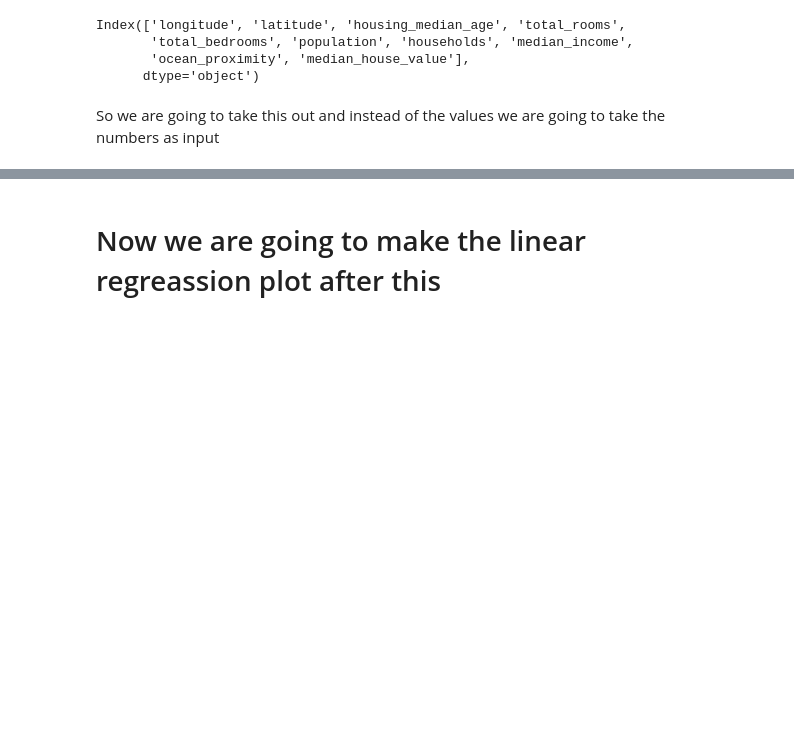
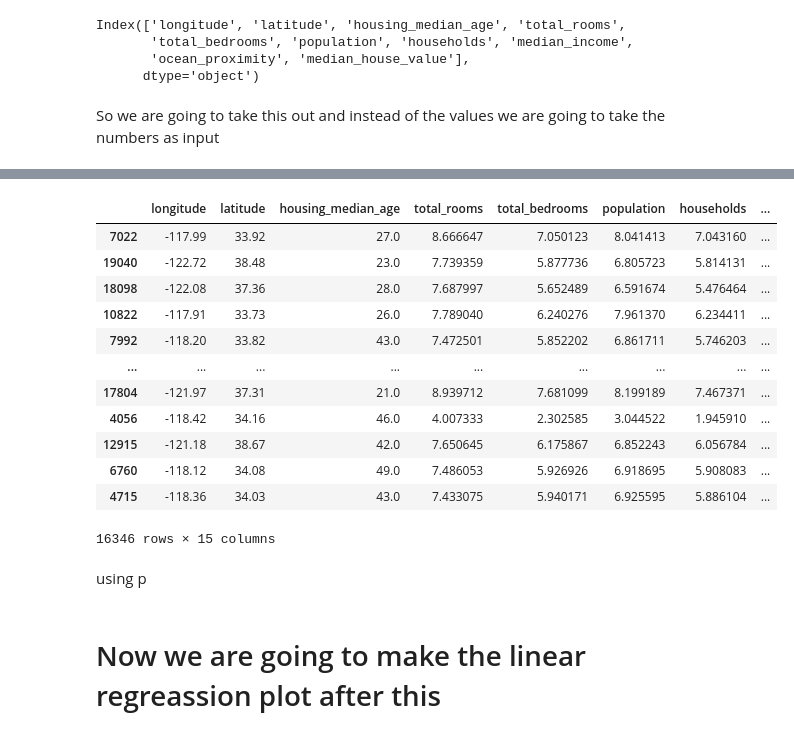
Before and after one commit to Akshitwadhwa/linear-regression-model, a Jupyter notebook: training.ipynb, the cells around one changed output, grey strips where cells are left out. Cells and saved outputs as stored; diff of their text form; code cells hidden in the pictures; blank space fills up the shorter version.

Commit message:
new data

```diff
--- a/training.ipynb
+++ b/training.ipynb
@@ -106,3 +134,21 @@ So we are going to take this out and instead of the values we are going to take
+# %%
+trained_data.join(pd.get_dummies(trained_data.ocean_proximity).astype(int))
+# %% [output]
+|  | longitude | latitude | housing_median_age | total_rooms | total_bedrooms | population | households | ... |
+| 7022 | -117.99 | 33.92 | 27.0 | 8.666647 | 7.050123 | 8.041413 | 7.043160 | ... |
+| 19040 | -122.72 | 38.48 | 23.0 | 7.739359 | 5.877736 | 6.805723 | 5.814131 | ... |
+| 18098 | -122.08 | 37.36 | 28.0 | 7.687997 | 5.652489 | 6.591674 | 5.476464 | ... |
+| 10822 | -117.91 | 33.73 | 26.0 | 7.789040 | 6.240276 | 7.961370 | 6.234411 | ... |
+| 7992 | -118.20 | 33.82 | 43.0 | 7.472501 | 5.852202 | 6.861711 | 5.746203 | ... |
+| ... | ... | ... | ... | ... | ... | ... | ... | ... |
+| 17804 | -121.97 | 37.31 | 21.0 | 8.939712 | 7.681099 | 8.199189 | 7.467371 | ... |
+| 4056 | -118.42 | 34.16 | 46.0 | 4.007333 | 2.302585 | 3.044522 | 1.945910 | ... |
+| 12915 | -121.18 | 38.67 | 42.0 | 7.650645 | 6.175867 | 6.852243 | 6.056784 | ... |
+| 6760 | -118.12 | 34.08 | 49.0 | 7.486053 | 5.926926 | 6.918695 | 5.908083 | ... |
+| 4715 | -118.36 | 34.03 | 43.0 | 7.433075 | 5.940171 | 6.925595 | 5.886104 | ... |
+16346 rows × 15 columns
+# %% [markdown]
+using p
 # %% [markdown]
 # Now we are going to make the linear regreassion plot after this
 # %%
```
Also changed, not shown: parts of 5 cells of this notebook.
